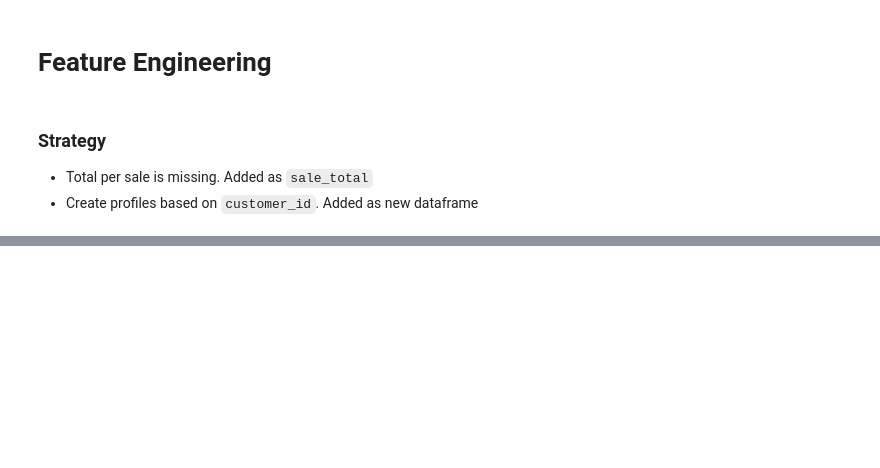
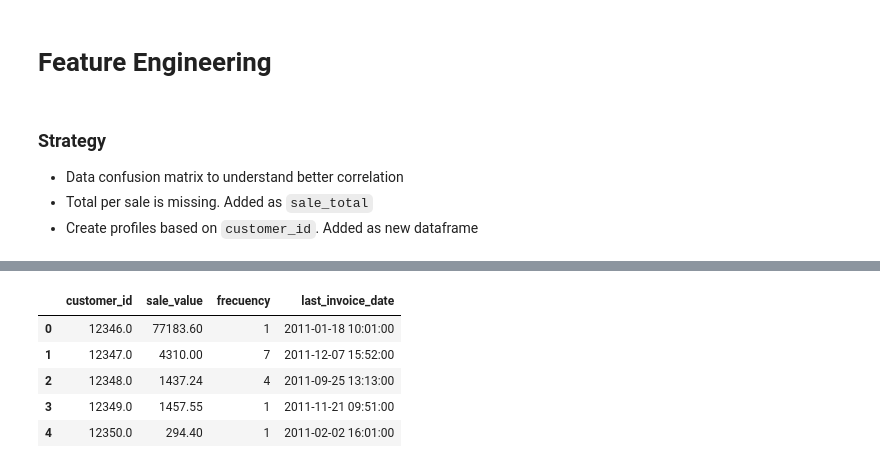
Before and after one commit to CaballeroRAR/ds_projects, a Jupyter notebook: 6_cluster_retail-uci/notebook/cluster_retail.ipynb, the cells around one changed output, grey strips where cells are left out. Drawn from its saved outputs; the diff is of its cells as text; code cells hidden in the pictures; blank space fills up the shorter version.

```diff
--- a/6_cluster_retail-uci/notebook/cluster_retail.ipynb
+++ b/6_cluster_retail-uci/notebook/cluster_retail.ipynb
@@ -477,6 +480,7 @@ len(df_clean)/len(df)
 # %% [markdown]
 ### Strategy
 
+- Data confusion matrix to understand better correlation
 - Total per sale is missing. Added as `sale_total`
 - Create profiles based on `customer_id`. Added as new dataframe
 # %%
@@ -489,3 +493,17 @@ df_clean.head()
 | 2 | 536365 | 84406B | CREAM CUPID HEARTS COAT HANGER | 8 | 2010-12-01 08:26:00 | 2.75 | 17850.0 | United Kingdom | 22.00 |
 | 3 | 536365 | 84029G | KNITTED UNION FLAG HOT WATER BOTTLE | 6 | 2010-12-01 08:26:00 | 3.39 | 17850.0 | United Kingdom | 20.34 |
 | 4 | 536365 | 84029E | RED WOOLLY HOTTIE WHITE HEART. | 6 | 2010-12-01 08:26:00 | 3.39 | 17850.0 | United Kingdom | 20.34 |
+# %%
+df_fe = df_clean.groupby(by='customer_id', as_index=False).agg(
+    sale_value=('sale_total','sum'), # Total sales value per customer
+    frecuency=('invoice','nunique'), # Number of unique invoices per customer (how many times has this client purchased)
+    last_invoice_date=('invoicedate','max') # Last invoice date per customer
+)
+df_fe.head()
+# %% [output]
+|  | customer_id | sale_value | frecuency | last_invoice_date |
+| 0 | 12346.0 | 77183.60 | 1 | 2011-01-18 10:01:00 |
+| 1 | 12347.0 | 4310.00 | 7 | 2011-12-07 15:52:00 |
+| 2 | 12348.0 | 1437.24 | 4 | 2011-09-25 13:13:00 |
+| 3 | 12349.0 | 1457.55 | 1 | 2011-11-21 09:51:00 |
+| 4 | 12350.0 | 294.40 | 1 | 2011-02-02 16:01:00 |
```
Also changed, not shown: parts of 4 cells of this notebook.
